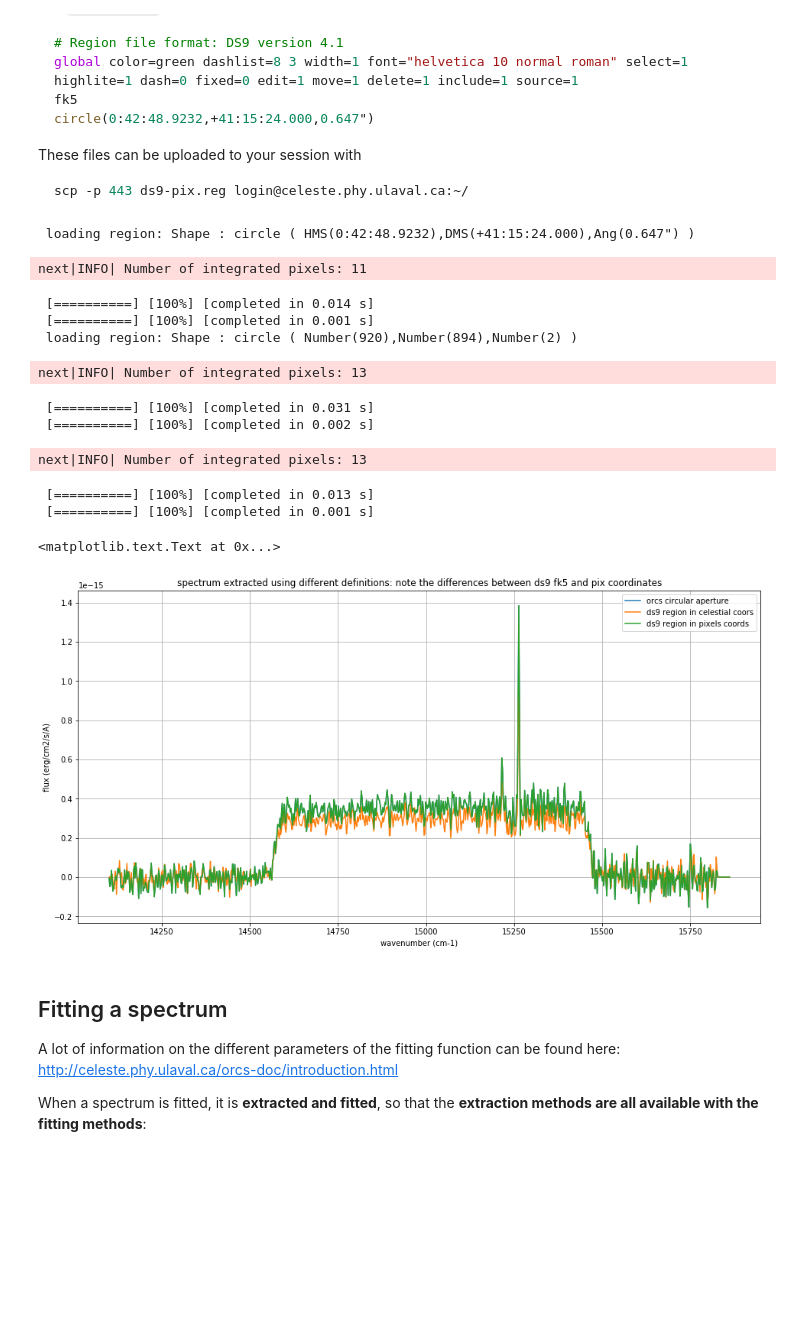
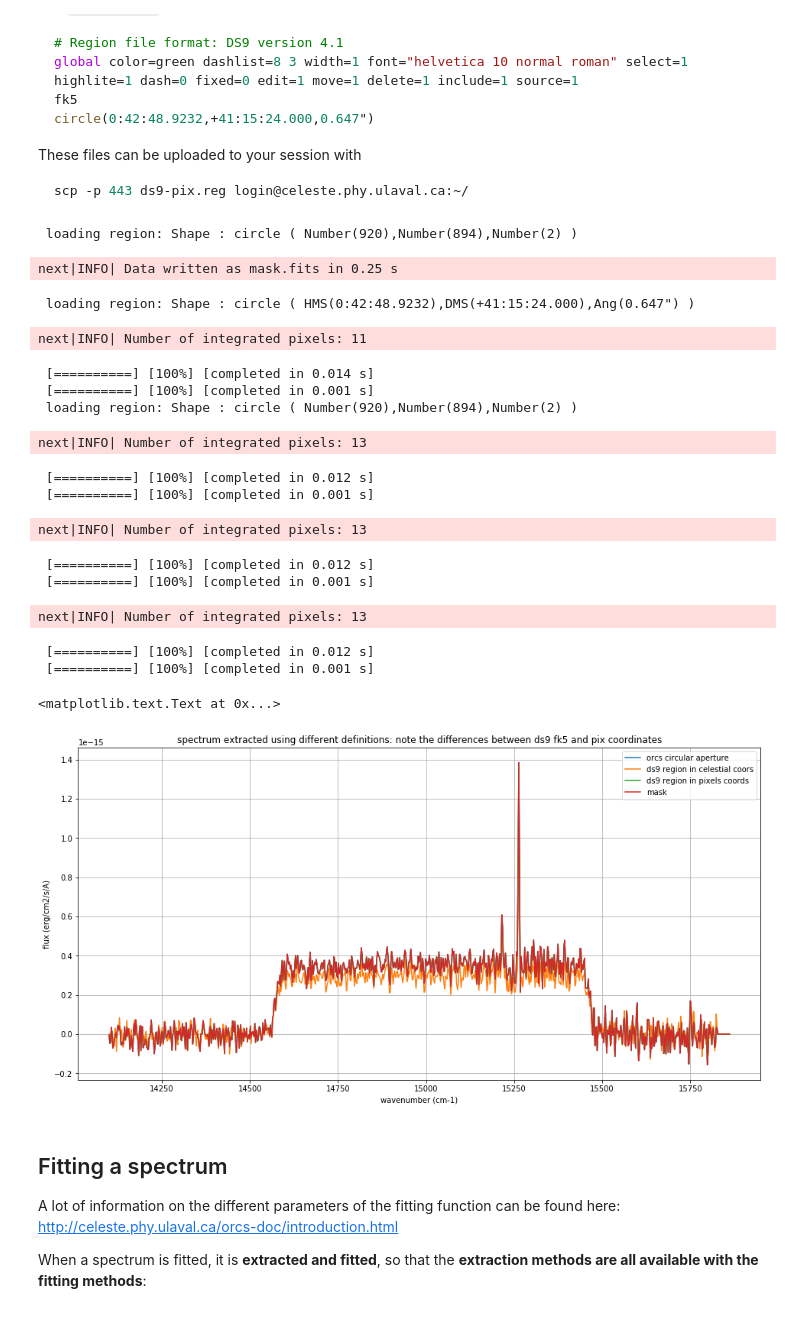
Before and after one commit to thomasorb/learning-machines, a Jupyter notebook: orcs/orcs_spectral_cube_analysis.ipynb, the cells around one changed output. Drawn from its saved outputs; the diff is of its cells as text; code cells hidden in the pictures; blank space fills up the shorter version.

````diff
--- a/orcs/orcs_spectral_cube_analysis.ipynb
+++ b/orcs/orcs_spectral_cube_analysis.ipynb
@@ -88,35 +88,52 @@ These files can be uploaded to your session with
 ```bash
 scp -p 443 ds9-pix.reg login@celeste.phy.ulaval.ca:~/
 ```
+# %%
+# we can define a mask
+pix_list = cube.get_mask_from_ds9_region_file('data/ds9-pix.reg')
+mask = np.zeros((cube.dimx, cube.dimy), dtype=int)
+mask[pix_list] = 1
+orb.utils.io.write_fits('mask.fits',mask, overwrite=True)
+mask = orb.utils.io.read_fits('mask.fits')
+pix_list = np.nonzero(mask)
+# %% [output]
+ loading region: Shape : circle ( Number(920),Number(894),Number(2) )
+next|INFO| Data written as mask.fits in 0.25 s
 # %%
 # here we extract the integrated spectrum from a region defined with ds9 in pixels
 axis, spectrum_fk5 = cube.extract_integrated_spectrum('data/ds9-fk5.reg')
 axis, spectrum_pix = cube.extract_integrated_spectrum('data/ds9-pix.reg')
 axis, spectrum = cube.extract_spectrum(919, 893, 2)
+axis, spectrum_mask = cube.extract_integrated_spectrum(pix_list)
+
 
 pl.figure(figsize=(16, 8))
 pl.plot(axis, spectrum, label='orcs circular aperture')
 pl.plot(axis, spectrum_fk5, label='ds9 region in celestial coors')
 pl.plot(axis, spectrum_pix, label='ds9 region in pixels coords')
+pl.plot(axis, spectrum_mask, label='mask')
 pl.legend()
 pl.xlabel('wavenumber (cm-1)')
 pl.ylabel('flux (erg/cm2/s/A)')
 pl.grid()
 pl.title('spectrum extracted using different definitions: note the differences between ds9 fk5 and pix coordinates')
 # %% [output]
  loading region: Shape : circle ( HMS(0:42:48.9232),DMS(+41:15:24.000),Ang(0.647") )
 next|INFO| Number of integrated pixels: 11
  [==========] [100%] [completed in 0.014 s]
  [==========] [100%] [completed in 0.001 s]
  loading region: Shape : circle ( Number(920),Number(894),Number(2) )
 next|INFO| Number of integrated pixels: 13
- [==========] [100%] [completed in 0.031 s]
- [==========] [100%] [completed in 0.002 s]
+ [==========] [100%] [completed in 0.012 s]
+ [==========] [100%] [completed in 0.001 s]
 next|INFO| Number of integrated pixels: 13
- [==========] [100%] [completed in 0.013 s]
+ [==========] [100%] [completed in 0.012 s]
  [==========] [100%] [completed in 0.001 s]
-<matplotlib.text.Text at 0x...>
+next|INFO| Number of integrated pixels: 13
+ [==========] [100%] [completed in 0.012 s]
+ [==========] [100%] [completed in 0.001 s]
+<matplotlib.text.Text at 0x...>
-[figure, old version]
+[figure, new version]
 # %% [markdown]
 ## Fitting a spectrum
 
````
Also changed, not shown: parts of 6 cells of this notebook, 6 other files.
